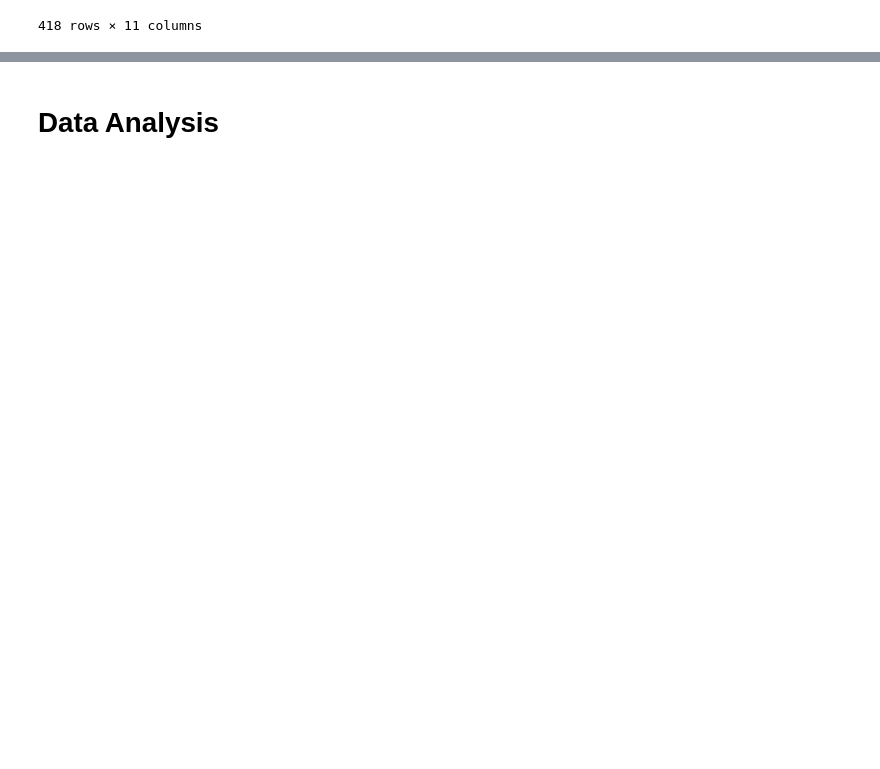
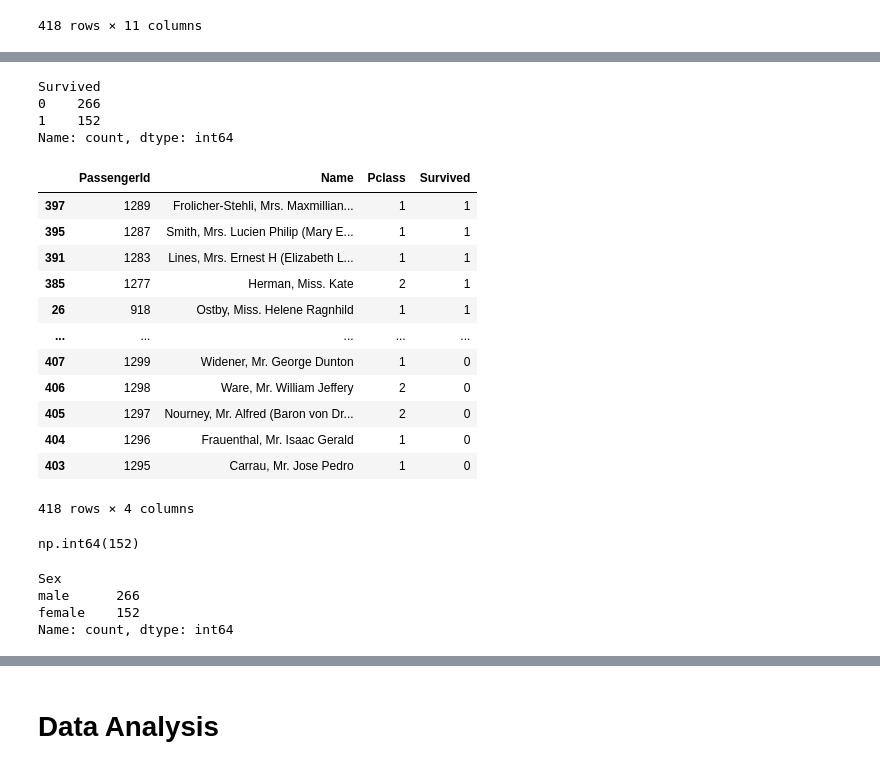
Before and after one commit to Srishti36912/Titanic_python, a Jupyter notebook: data_analysis.ipynb, the cells around one changed output, grey strips where cells are left out. Cells and saved outputs as stored; diff of their text form; code cells hidden in the pictures; blank space fills up the shorter version.

```diff
--- a/data_analysis.ipynb
+++ b/data_analysis.ipynb
@@ -192,0 +189,35 @@ df
+# %%
+df["Survived"].value_counts()  # Here 0 means dead and 1 means alive
+# %% [output]
+Survived
+0    266
+1    152
+Name: count, dtype: int64
+# %%
+df[['PassengerId','Name','Pclass', 'Survived']].sort_values('Survived', ascending=False)
+# %% [output]
+|  | PassengerId | Name | Pclass | Survived |
+| 397 | 1289 | Frolicher-Stehli, Mrs. Maxmillian... | 1 | 1 |
+| 395 | 1287 | Smith, Mrs. Lucien Philip (Mary E... | 1 | 1 |
+| 391 | 1283 | Lines, Mrs. Ernest H (Elizabeth L... | 1 | 1 |
+| 385 | 1277 | Herman, Miss. Kate | 2 | 1 |
+| 26 | 918 | Ostby, Miss. Helene Ragnhild | 1 | 1 |
+| ... | ... | ... | ... | ... |
+| 407 | 1299 | Widener, Mr. George Dunton | 1 | 0 |
+| 406 | 1298 | Ware, Mr. William Jeffery | 2 | 0 |
+| 405 | 1297 | Nourney, Mr. Alfred (Baron von Dr... | 2 | 0 |
+| 404 | 1296 | Frauenthal, Mr. Isaac Gerald | 1 | 0 |
+| 403 | 1295 | Carrau, Mr. Jose Pedro | 1 | 0 |
+418 rows × 4 columns
+# %%
+survive = df['Survived'] == 1
+survive.value_counts().values[1]
+# %% [output]
+np.int64(152)
+# %%
+df["Sex"].value_counts()
+# %% [output]
+Sex
+male      266
+female    152
+Name: count, dtype: int64
```
Also changed, not shown: parts of 17 cells of this notebook.
